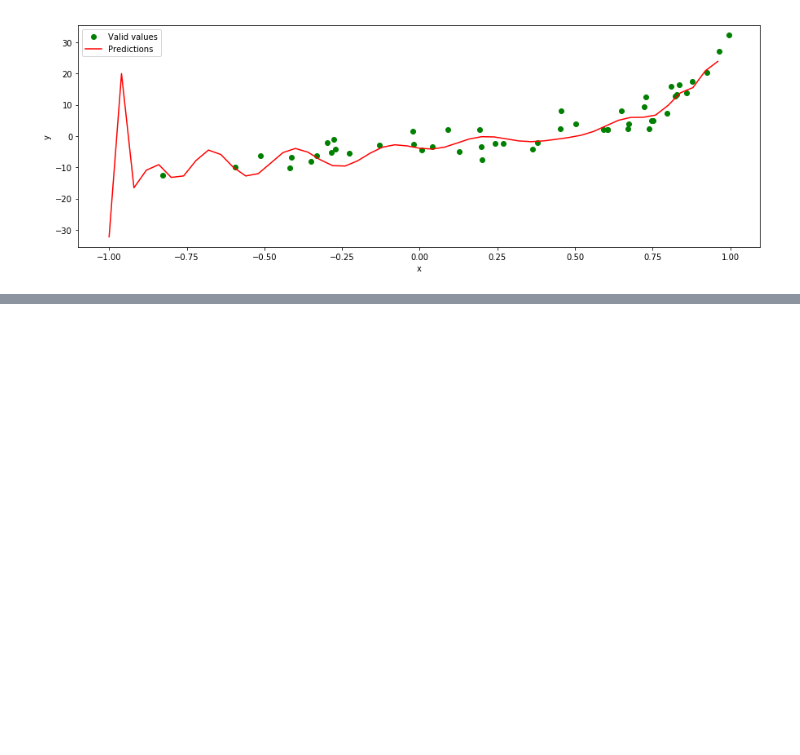
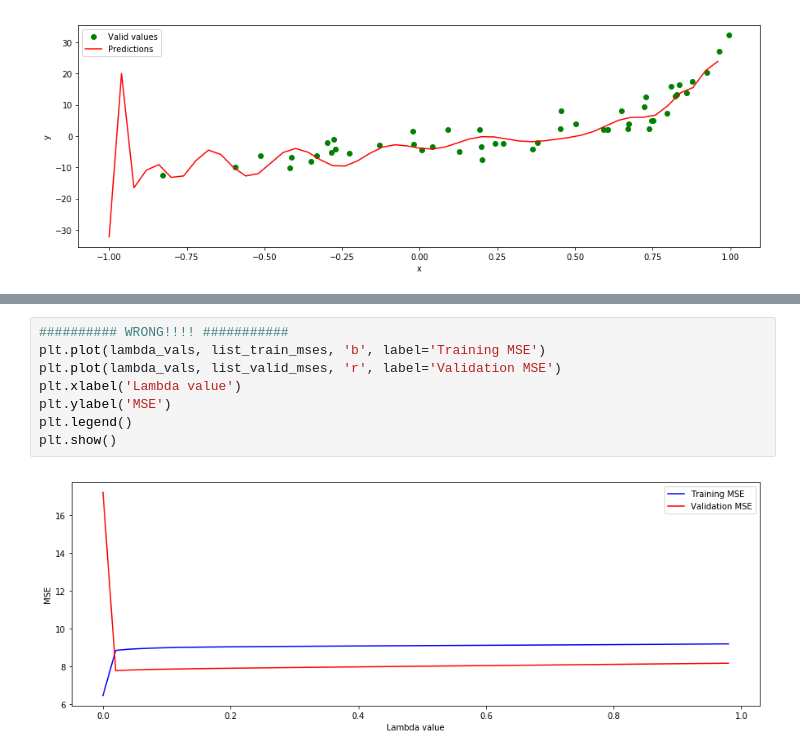
Before and after one commit to atg-abhijay/Comp_551_Assignment_1, a Jupyter notebook: Q2.ipynb, the cells around one changed output, grey strips where cells are left out. Cells and saved outputs as stored; diff of their text form; blank space fills up the shorter version.

```diff
--- a/Q2.ipynb
+++ b/Q2.ipynb
@@ -189,0 +266,10 @@ plt.show()
+# %%
+########## WRONG!!!! ###########
+plt.plot(lambda_vals, list_train_mses, 'b', label='Training MSE')
+plt.plot(lambda_vals, list_valid_mses, 'r', label='Validation MSE')
+plt.xlabel('Lambda value')
+plt.ylabel('MSE')
+plt.legend()
+plt.show()
+# %% [output]
+[figure, added]
```
Also changed, not shown: parts of 27 cells of this notebook, 1 other file.
